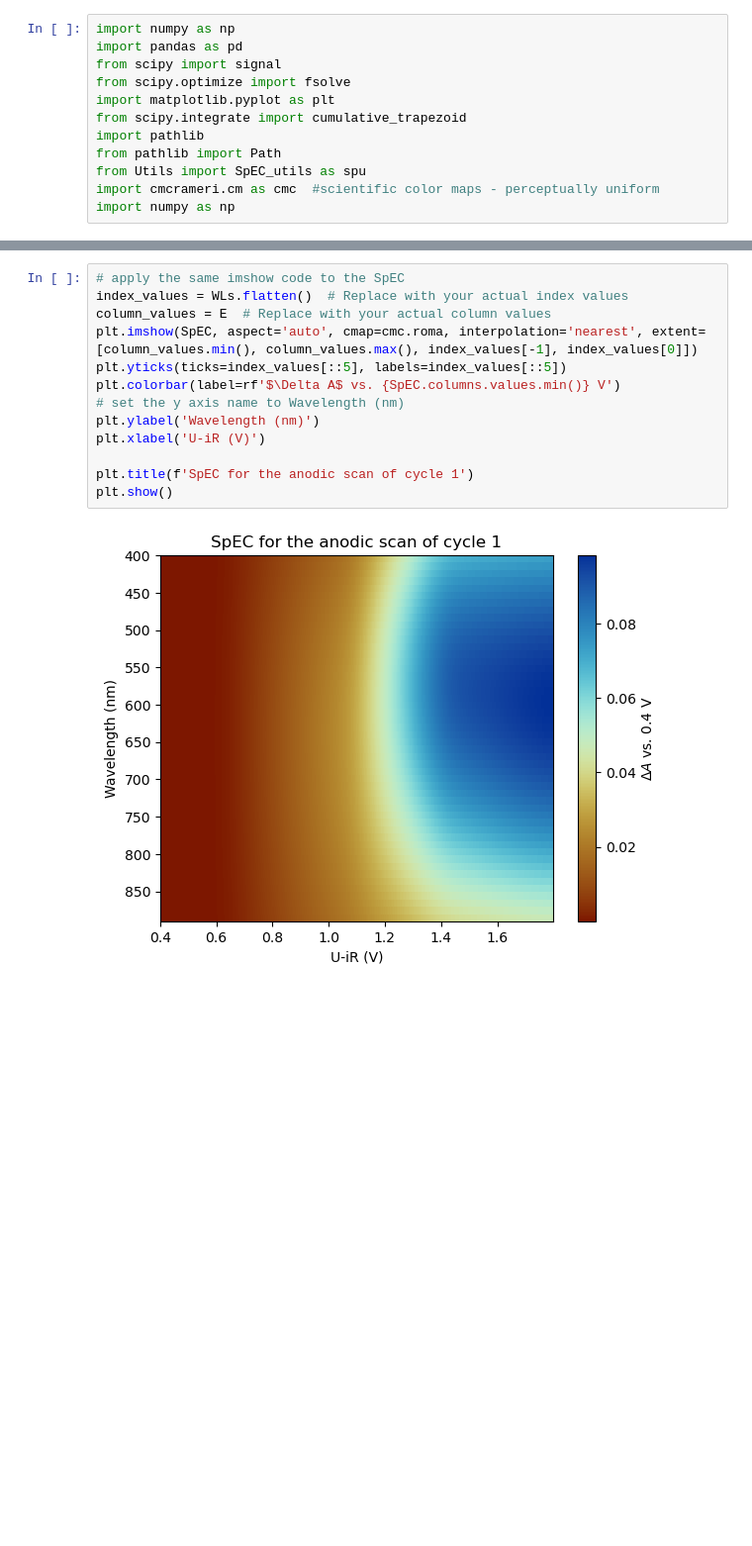
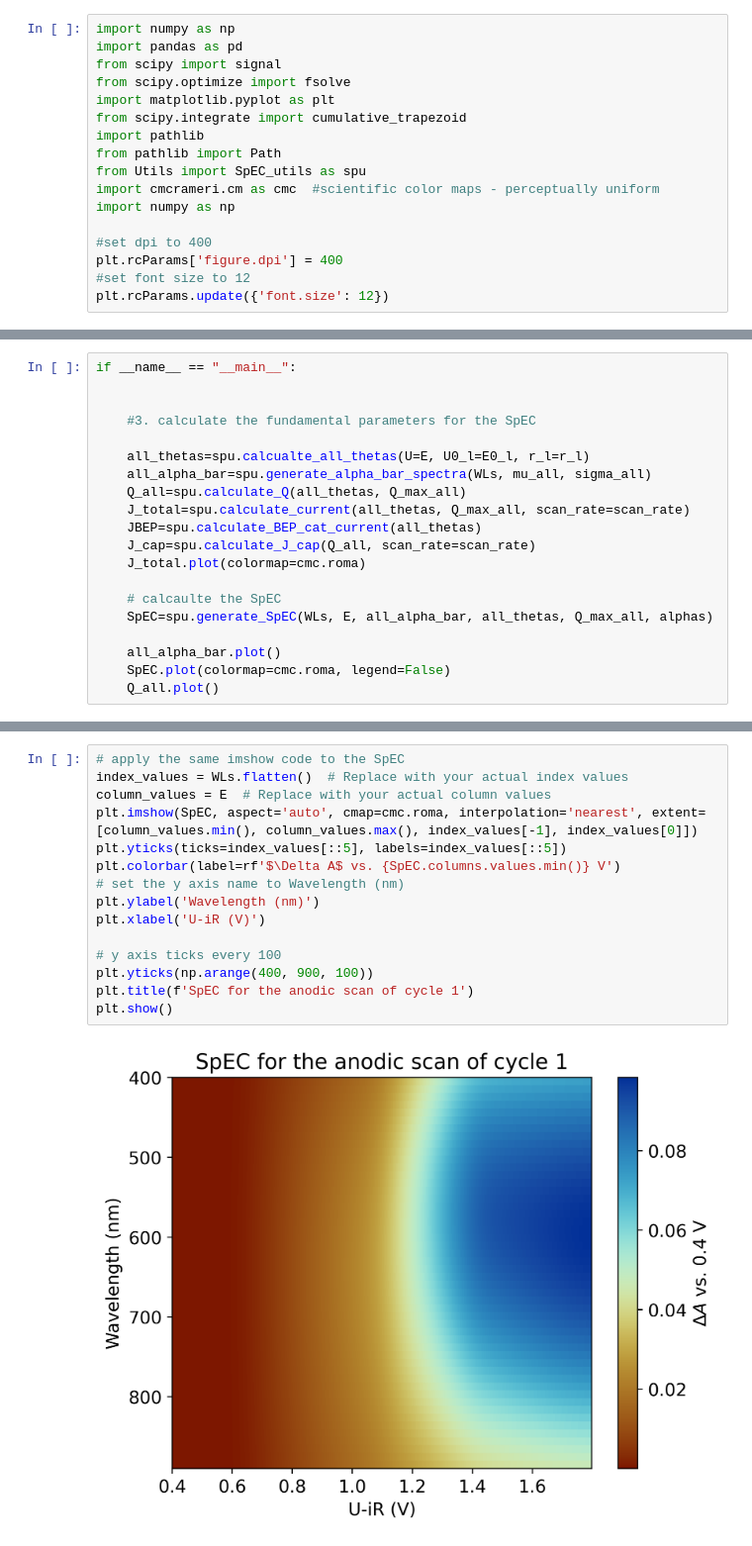
Before and after one commit to BenjaminSMoss/NRMP, a Jupyter notebook: main.ipynb, the cells around one changed output, grey strips where cells are left out. Shown at 99% size. Drawn from its saved outputs; the diff is of its cells as text; blank space fills up the shorter version.

```diff
--- a/main.ipynb
+++ b/main.ipynb
@@ -10,3 +10,8 @@ from pathlib import Path
 from Utils import SpEC_utils as spu
 import cmcrameri.cm as cmc  #scientific color maps - perceptually uniform
 import numpy as np
+
+#set dpi to 400
+plt.rcParams['figure.dpi'] = 400
+#set font size to 12
+plt.rcParams.update({'font.size': 12})
@@ -143,0 +42,20 @@ PD_J_dyn
+# %%
+if __name__ == "__main__":
+
+
+    #3. calculate the fundamental parameters for the SpEC
+
+    all_thetas=spu.calcualte_all_thetas(U=E, U0_l=E0_l, r_l=r_l)
+    all_alpha_bar=spu.generate_alpha_bar_spectra(WLs, mu_all, sigma_all)
+    Q_all=spu.calculate_Q(all_thetas, Q_max_all)
+    J_total=spu.calculate_current(all_thetas, Q_max_all, scan_rate=scan_rate)
+    JBEP=spu.calculate_BEP_cat_current(all_thetas)
+    J_cap=spu.calculate_J_cap(Q_all, scan_rate=scan_rate)
+    J_total.plot(colormap=cmc.roma)
+
+    # calcaulte the SpEC
+    SpEC=spu.generate_SpEC(WLs, E, all_alpha_bar, all_thetas, Q_max_all, alphas)
+
+    all_alpha_bar.plot()
+    SpEC.plot(colormap=cmc.roma, legend=False)
+    Q_all.plot()
@@ -159,18 +184,20 @@ plt.show()
 # %%
 # apply the same imshow code to the SpEC
 index_values = WLs.flatten()  # Replace with your actual index values
 column_values = E  # Replace with your actual column values
 plt.imshow(SpEC, aspect='auto', cmap=cmc.roma, interpolation='nearest', extent=[column_values.min(), column_values.max(), index_values[-1], index_values[0]])
 plt.yticks(ticks=index_values[::5], labels=index_values[::5])
 plt.colorbar(label=rf'$\Delta A$ vs. {SpEC.columns.values.min()} V')
 # set the y axis name to Wavelength (nm)
 plt.ylabel('Wavelength (nm)')
 plt.xlabel('U-iR (V)')
 
+# y axis ticks every 100
+plt.yticks(np.arange(400, 900, 100))
 plt.title(f'SpEC for the anodic scan of cycle 1')
 plt.show()
 # %% [output]
-[figure, old version]
+[figure, new version]
 # %%
 PD_spec3=PD_spectra[U2_array[3]]
 
```
Also changed, not shown: parts of 18 cells of this notebook, 7 other files.
